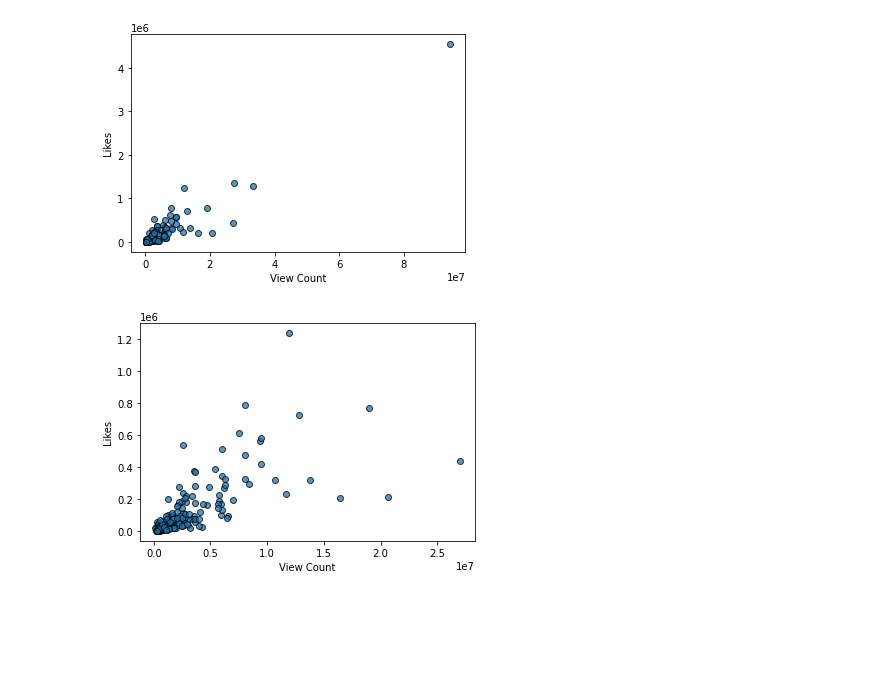
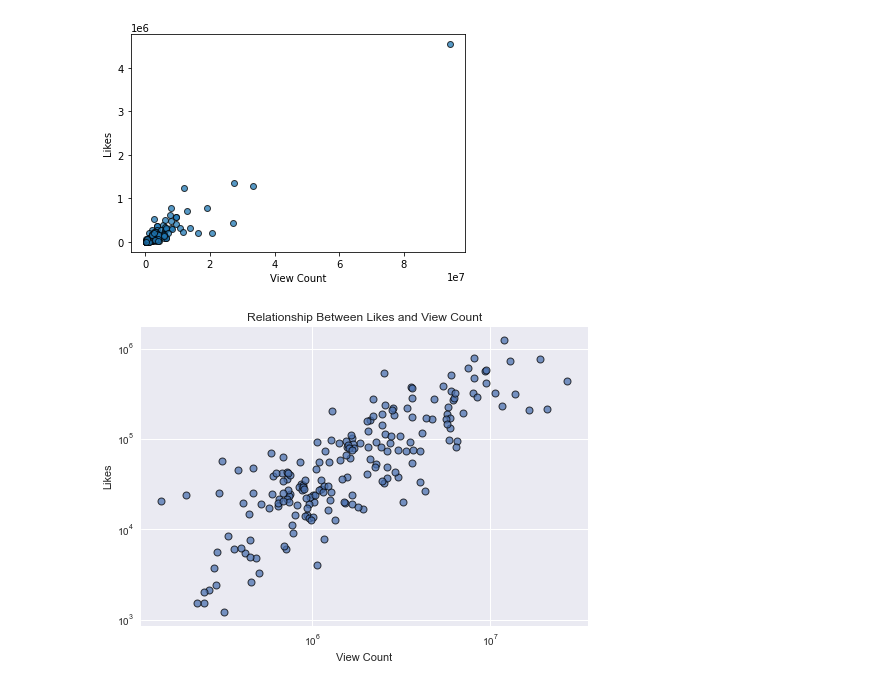
Before and after one commit to muhsinata/data-science-exercises, a Jupyter notebook: matplotlib-exercises/exercise-6.ipynb, the cells around one changed output. Saved outputs shown, nothing was run; the diff lists cells and outputs as text; code cells hidden in the pictures; blank space fills up the shorter version.

Commit message:
feat: add second graph again by using series

```diff
--- a/matplotlib-exercises/exercise-6.ipynb
+++ b/matplotlib-exercises/exercise-6.ipynb
@@ -36,10 +36,14 @@ ratio = data["ratio"].to_list()
 # %%
 # Draw Scatter Plot
 
+plt.style.use("seaborn")
 plt.scatter(view_count, likes, alpha=0.75, edgecolors="black", linewidths=1)
+plt.title("Relationship Between Likes and View Count")
 plt.xlabel("View Count")
 plt.ylabel("Likes")
+plt.xscale("log")
+plt.yscale("log")
 
 plt.show()
 # %% [output]
-[figure, old version]
+[figure, new version]
```
Also changed, not shown: parts of 2 cells of this notebook.
